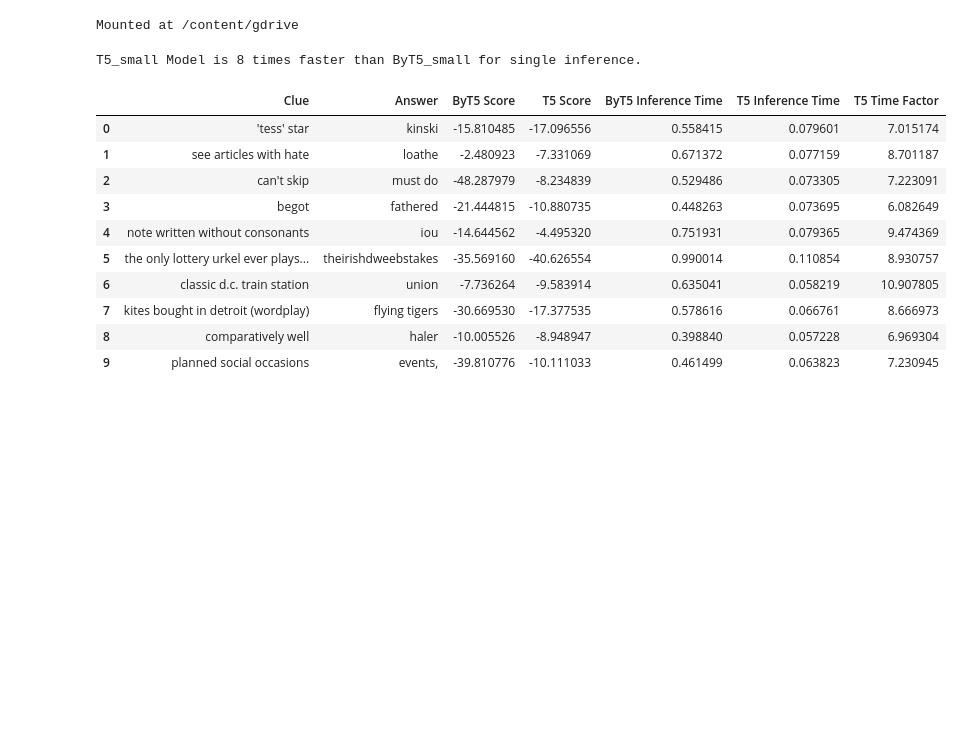
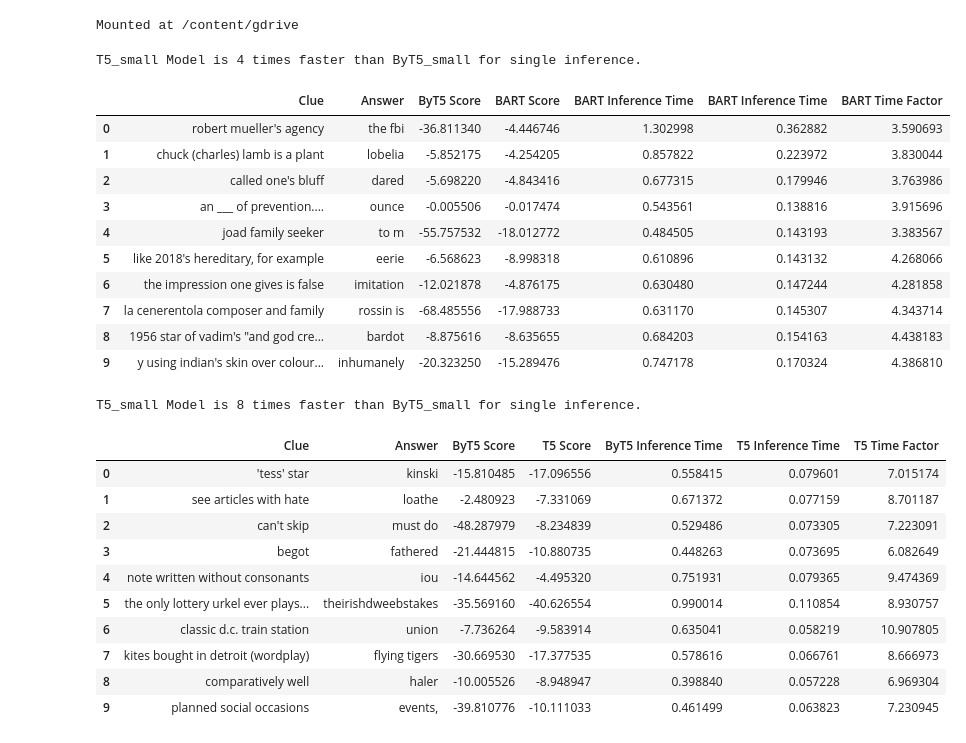
Before and after one commit to kaledai069/Answer-Validity-Checker-with-Word-Vectorizer-Neural-Nets, a Jupyter notebook: Alternate_Solution_Ranker_Comparing_scoring_capability_between_ByT5_(BCS)_and_T5_Small_(One_Full_Epoch_Trained).ipynb, the cells around one changed output. Cells and saved outputs as stored; diff of their text form; code cells hidden in the pictures; blank space fills up the shorter version.

Commit message:
scoring ability assessment with Bart-base

```diff
--- a/Alternate_Solution_Ranker_Comparing_scoring_capability_between_ByT5_(BCS)_and_T5_Small_(One_Full_Epoch_Trained).ipynb
+++ b/Alternate_Solution_Ranker_Comparing_scoring_capability_between_ByT5_(BCS)_and_T5_Small_(One_Full_Epoch_Trained).ipynb
@@ -21,7 +21,8 @@ from transformers import T5ForConditionalGeneration, AutoTokenizer
 # %%
 DATASET_PATH = "/content/gdrive/MyDrive/Clue-Answer Dataset/CLUE_ANSWER_DATA_VERSION_1.csv"
-T5_RANKER_PATH = "/content/gdrive/MyDrive/Second Pass Model/t5_small_reranker_one_epoch/"
+T5_RANKER_PATH = "/content/gdrive/MyDrive/Second Pass Model/t5_word_segmented_pair_2_epochs/"
 BYT5_RANKER_PATH = "/content/gdrive/MyDrive/Second Pass Model/byt5_reranker/"
+BART_RANKER_PATH = "/content/gdrive/MyDrive/Second Pass Model/bart-base-model-3M-one_epoch/"
 # %%
 # loading the dataset in a df and sampling random chunk for observation
 clue_answer_df = pd.read_csv(DATASET_PATH)
@@ -40,6 +41,11 @@ model_byt5 = T5ForConditionalGeneration.from_pretrained(BYT5_RANKER_PATH)
 MODEL_T5 = 't5-small'
 tokenizer_t5 = AutoTokenizer.from_pretrained(MODEL_T5)
 model_t5 = T5ForConditionalGeneration.from_pretrained(T5_RANKER_PATH)
+
+# Bart-base as the reranker model trained for a single epoch on 3M clue-answer pair
+MODEL_BART = 'facebook/bart-base'
+tokenizer_bart = BartTokenizer.from_pretrained(MODEL_BART)
+model_bart = BartForConditionalGeneration.from_pretrained(BART_RANKER_PATH)
 # %%
 def inference_model(model_, tokenizer_, clue, answer, model_type):
   with torch.inference_mode():
@@ -48,13 +54,49 @@ def inference_model(model_, tokenizer_, clue, answer, model_type):
 
     else: # i.e. T5-small
       # cause i didn't use above like format for clue in the T5-small training
-      inputs = tokenizer_([clue], return_tensors='pt')['input_ids']
+      inputs = tokenizer_(['Q: ' + clue], return_tensors='pt')['input_ids']
 
     labels = tokenizer_([answer], return_tensors='pt')['input_ids']
     loss = model_(inputs, labels = labels)
     answer_length = labels.shape[1]
     logprob = -loss[0].item() * answer_length
     return logprob
+# %%
+# comparing side-by-side results between ByT5 and Bart-base
+result_df_list = []
+num_samples = 10
+for _ in range(num_samples):
+  random_index = random.randint(0, len(sample_df) - 1)
+  clue = sample_df['clue'].iloc[random_index]
+  answer = sample_df['answer'].iloc[random_index]
+
+  start_t = time.time()
+  byt5_score = inference_model(model_byt5, tokenizer_byt5, clue, answer, "byt5")
+  byt5_inf_time = time.time() - start_t
+
+  start_t = time.time()
+  bart_score = inference_model(model_bart, tokenizer_bart, clue, answer, "bart")
+  bart_inf_time = time.time() - start_t
+
+  result_df_list.append((clue, answer, byt5_score, bart_score, byt5_inf_time, bart_inf_time, byt5_inf_time / bart_inf_time))
+
+result_df = pd.DataFrame(result_df_list, columns = ["Clue", 'Answer', 'ByT5 Score', 'BART Score', 'BART Inference Time', 'BART Inference Time', 'BART Time Factor'])
+print(f"T5_small Model is {int(result_df['BART Time Factor'].mean())} times faster than ByT5_small for single inference.")
+
+result_df.head(10)
+# %% [output]
+T5_small Model is 4 times faster than ByT5_small for single inference.
+|  | Clue | Answer | ByT5 Score | BART Score | BART Inference Time | BART Inference Time | BART Time Factor |
+| 0 | robert mueller's agency | the fbi | -36.811340 | -4.446746 | 1.302998 | 0.362882 | 3.590693 |
+| 1 | chuck (charles) lamb is a plant | lobelia | -5.852175 | -4.254205 | 0.857822 | 0.223972 | 3.830044 |
+| 2 | called one's bluff | dared | -5.698220 | -4.843416 | 0.677315 | 0.179946 | 3.763986 |
+| 3 | an ___ of prevention.... | ounce | -0.005506 | -0.017474 | 0.543561 | 0.138816 | 3.915696 |
+| 4 | joad family seeker | to m | -55.757532 | -18.012772 | 0.484505 | 0.143193 | 3.383567 |
+| 5 | like 2018's hereditary, for example | eerie | -6.568623 | -8.998318 | 0.610896 | 0.143132 | 4.268066 |
+| 6 | the impression one gives is false | imitation | -12.021878 | -4.876175 | 0.630480 | 0.147244 | 4.281858 |
+| 7 | la cenerentola composer and family | rossin is | -68.485556 | -17.988733 | 0.631170 | 0.145307 | 4.343714 |
+| 8 | 1956 star of vadim's "and god cre... | bardot | -8.875616 | -8.635655 | 0.684203 | 0.154163 | 4.438183 |
+| 9 | y using indian's skin over colour... | inhumanely | -20.323250 | -15.289476 | 0.747178 | 0.170324 | 4.386810 |
 # %%
 # comparing side-by-side result
 result_df_list = []
```
Also changed, not shown: parts of 4 cells of this notebook.
